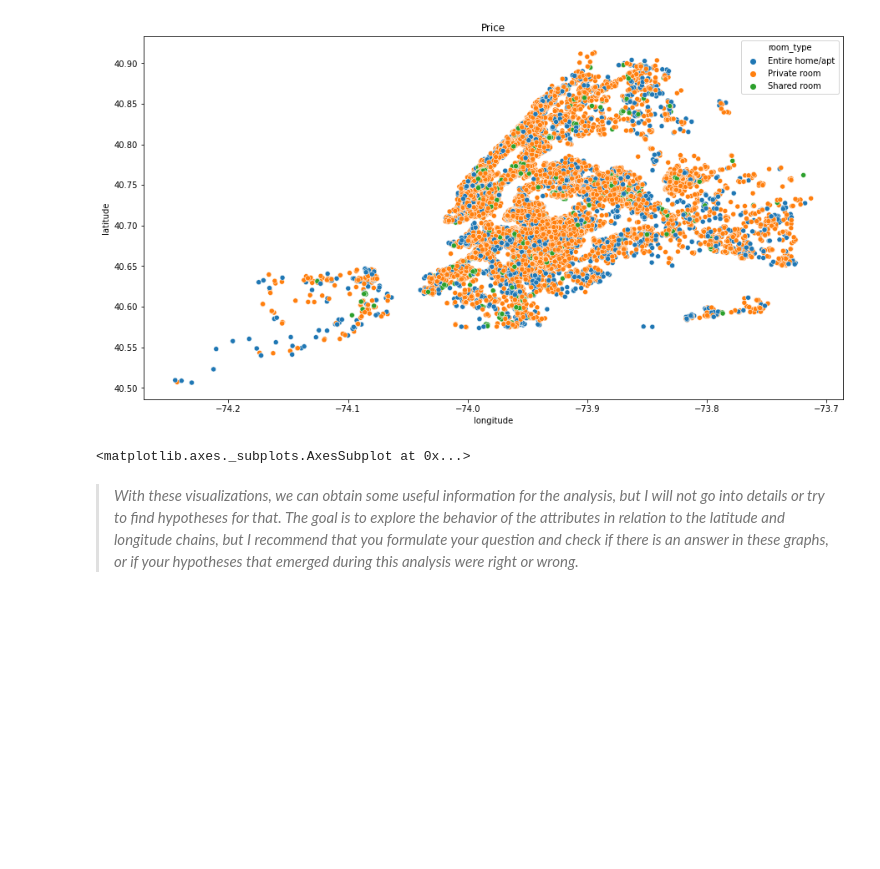
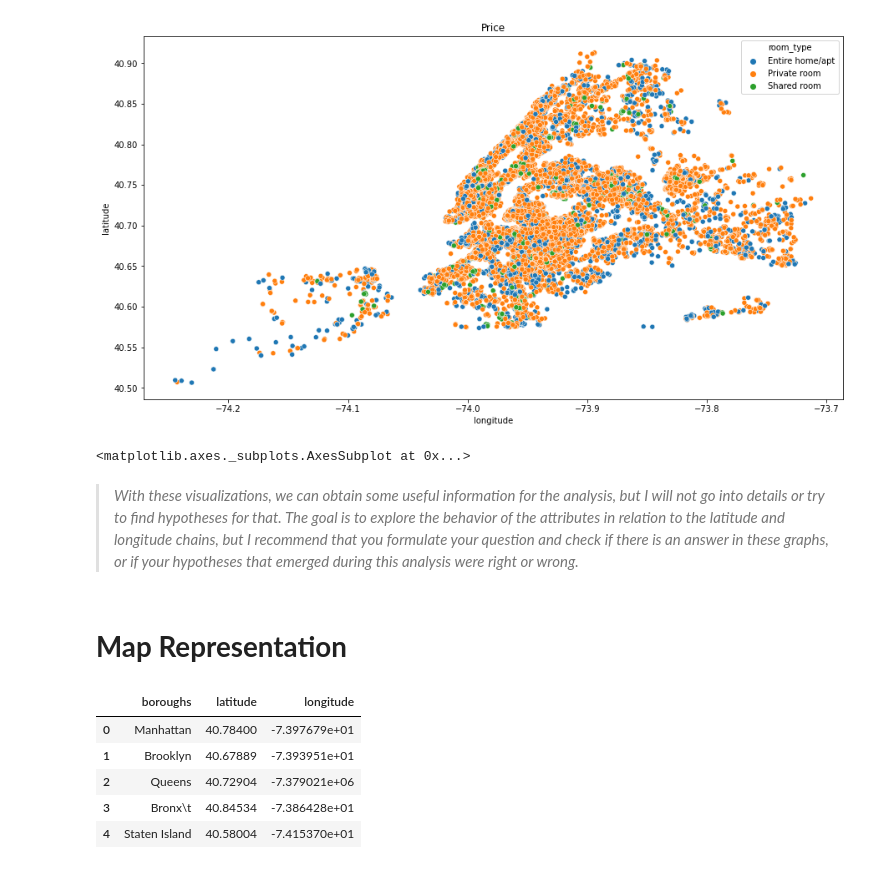
Before and after one commit to yaman9675/understand_Airbnb, a Jupyter notebook: understand_Airbnb.ipynb, the cells around one changed output. Drawn from its saved outputs; the diff is of its cells as text; code cells hidden in the pictures; blank space fills up the shorter version.

```diff
--- a/understand_Airbnb.ipynb
+++ b/understand_Airbnb.ipynb
@@ -1037,3 +1008,17 @@ visual4
 <matplotlib.axes._subplots.AxesSubplot at 0x...>
 # %% [markdown]
 ><i> With these visualizations, we can obtain some useful information for the analysis, but I will not go into details or try to find hypotheses for that. The goal is to explore the behavior of the attributes in relation to the latitude and longitude chains, but I recommend that you formulate your question and check if there is an answer in these graphs, or if your hypotheses that emerged during this analysis were right or wrong.</i>
+# %% [markdown]
+# **Map Representation**
+# %%
+#neighbourhood group on map
+location = ['Manhattan',40.78400,-73.97679], ['Brooklyn',40.67889,-73.93951],['Queens',40.72904,-7379021],['Bronx	',40.84534,-73.86428],['Staten Island',40.58004,-74.15370]
+cities = pd.DataFrame(location, columns = ['boroughs','latitude', 'longitude'])
+cities
+# %% [output]
+|  | boroughs | latitude | longitude |
+| 0 | Manhattan | 40.78400 | -7.397679e+01 |
+| 1 | Brooklyn | 40.67889 | -7.393951e+01 |
+| 2 | Queens | 40.72904 | -7.379021e+06 |
+| 3 | Bronx\t | 40.84534 | -7.386428e+01 |
+| 4 | Staten Island | 40.58004 | -7.415370e+01 |
```
Also changed, not shown: parts of 23 cells of this notebook.
